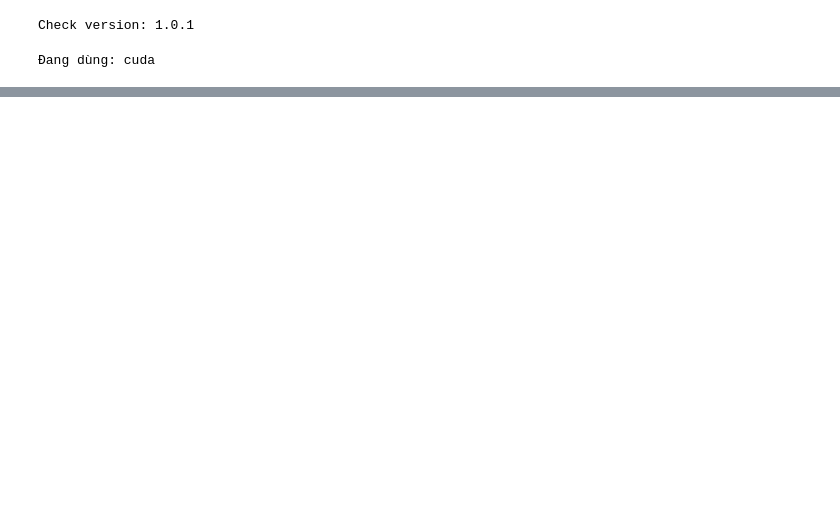
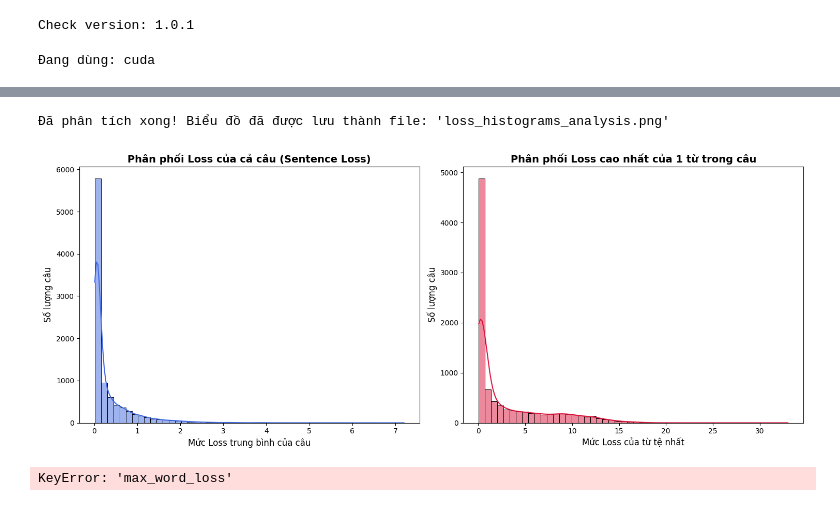
Before and after one commit to sonle17092006/TeenCodeTranslator, a Jupyter notebook: fine_tune/fine_tune_phase1.ipynb, the cells around one changed output, grey strips where cells are left out. Drawn from its saved outputs; the diff is of its cells as text; code cells hidden in the pictures; blank space fills up the shorter version.

```diff
--- a/fine_tune/fine_tune_phase1.ipynb
+++ b/fine_tune/fine_tune_phase1.ipynb
@@ -113,0 +143,17 @@ for lr in learning_rates:
+# %%
+model_path = r"C:\Code\TeenCodeTranslator\fine_tune\outputs\Trial_FullFT_LR_5e-05\checkpoint-635"
+
+# 2. Load mô hình và tokenizer
+tokenizer = AutoTokenizer.from_pretrained(model_path)
+model = AutoModelForSeq2SeqLM.from_pretrained(model_path)
+
+# 3. Khởi tạo pipeline (đưa lên GPU RTX 4060 Ti của bạn)
+# device=0 nghĩa là dùng card đồ họa đầu tiên
+translator = pipeline("translation", model=model, tokenizer=tokenizer, device=0)
+
+# 4. Chạy thử nghiệm
+test_comment = "ah cho b em ứng tuyển ạk"
+result = translator(test_comment, max_length=64)
+
+print(f"Input: {test_comment}")
+print(f"Output: {result[0]['translation_text']}")
@@ -113,0 +235,51 @@ for lr in learning_rates:
+# %%
+import pandas as pd
+import matplotlib.pyplot as plt
+import seaborn as sns
+import re
+
+def plot_loss_histograms(df):
+    """
+    Hàm tính toán và vẽ biểu đồ Histogram cho:
+    1. Loss của cả câu (loss_by_sentences)
+    2. Loss cao nhất của 1 từ trong câu đó (max_word_loss)
+    """
+    # Bước 1: Trích xuất mức Loss cao nhất từ chuỗi văn bản 'loss_by_words'
+    def get_max_word_loss(loss_str):
+        # Dùng Regex tìm tất cả các con số đứng sau dấu ':'
+        losses = [float(val) for val in re.findall(r':\s*([0-9.]+)', str(loss_str))]
+        return max(losses) if losses else 0.0
+
+    # Tạo cột mới chứa Loss của từ tệ nhất trong câu
+    df['max_word_loss'] = df['loss_by_words'].apply(get_max_word_loss)
+
+    # Bước 2: Khởi tạo khung vẽ 2 biểu đồ đặt cạnh nhau
+    fig, axes = plt.subplots(1, 2, figsize=(15, 6))
+
+    # --- Biểu đồ 1: Phân phối Loss của cả câu ---
+    sns.histplot(data=df, x='loss_by_sentences', bins=50, kde=True, ax=axes[0], color='royalblue')
+    axes[0].set_title('Phân phối Loss của cả câu (Sentence Loss)', fontsize=14, fontweight='bold')
+    axes[0].set_xlabel('Mức Loss trung bình của câu', fontsize=12)
+    axes[0].set_ylabel('Số lượng câu', fontsize=12)
+
+    # --- Biểu đồ 2: Phân phối Loss cao nhất của 1 từ ---
+    sns.histplot(data=df, x='max_word_loss', bins=50, kde=True, ax=axes[1], color='crimson')
+    axes[1].set_title('Phân phối Loss cao nhất của 1 từ trong câu', fontsize=14, fontweight='bold')
+    axes[1].set_xlabel('Mức Loss của từ tệ nhất', fontsize=12)
+    axes[1].set_ylabel('Số lượng câu', fontsize=12)
+
+    plt.tight_layout()
+
+    # Lưu file ảnh thay vì show trực tiếp để tránh lỗi trên một số môi trường
+    plt.savefig('loss_histograms_analysis.png', dpi=300)
+    print("Đã phân tích xong! Biểu đồ đã được lưu thành file: 'loss_histograms_analysis.png'")
+
+# Gọi hàm để chạy trên df_rest của bạn
+plot_loss_histograms(df_rest)
+# %% [output]
+Đã phân tích xong! Biểu đồ đã được lưu thành file: 'loss_histograms_analysis.png'
+[figure, added]
+# %%
+df_rest[df_rest['max_word_loss'] > 7.0].to_csv('high_loss,csv', encoding = 'utf-8')
+# %% [output]
+KeyError: 'max_word_loss'
```
Also changed, not shown: parts of 12 cells of this notebook, 4 other files.
